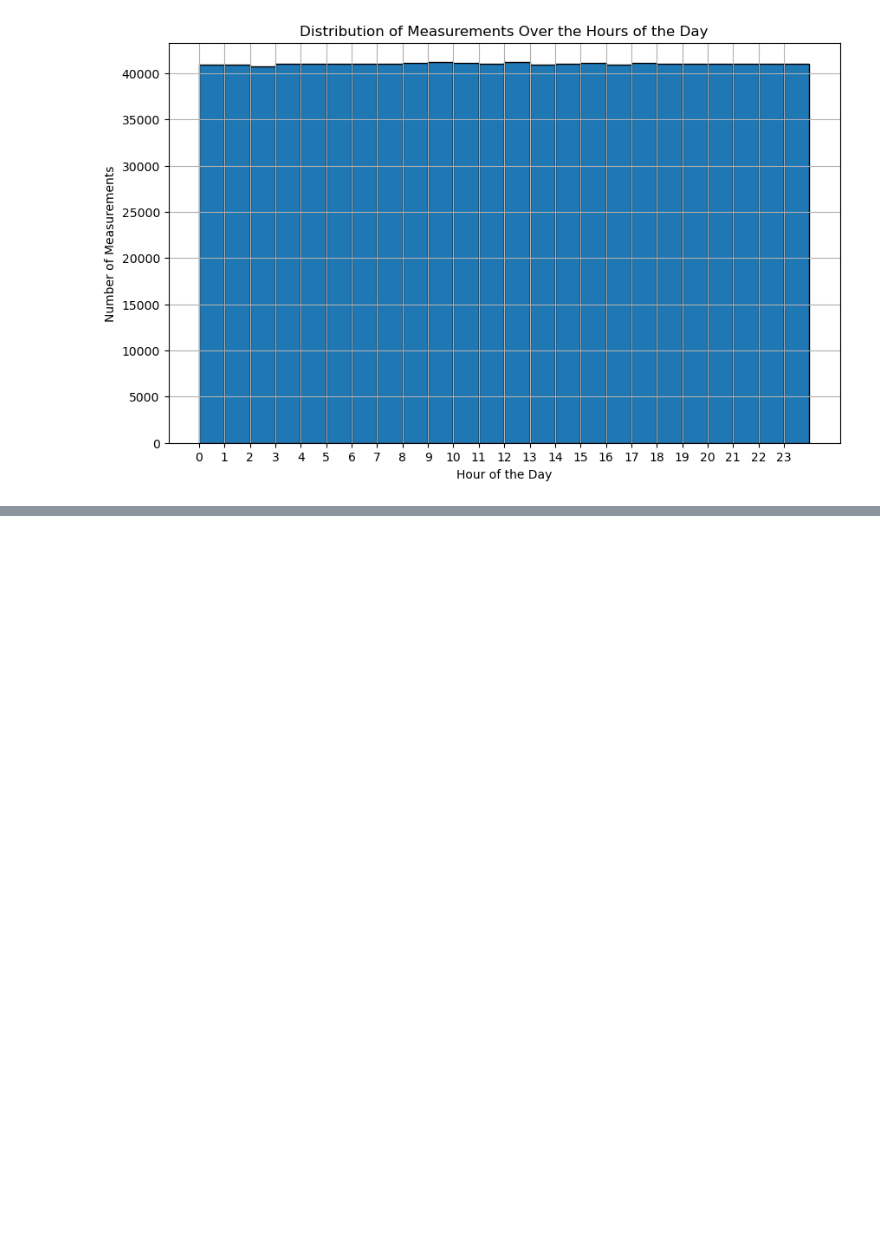
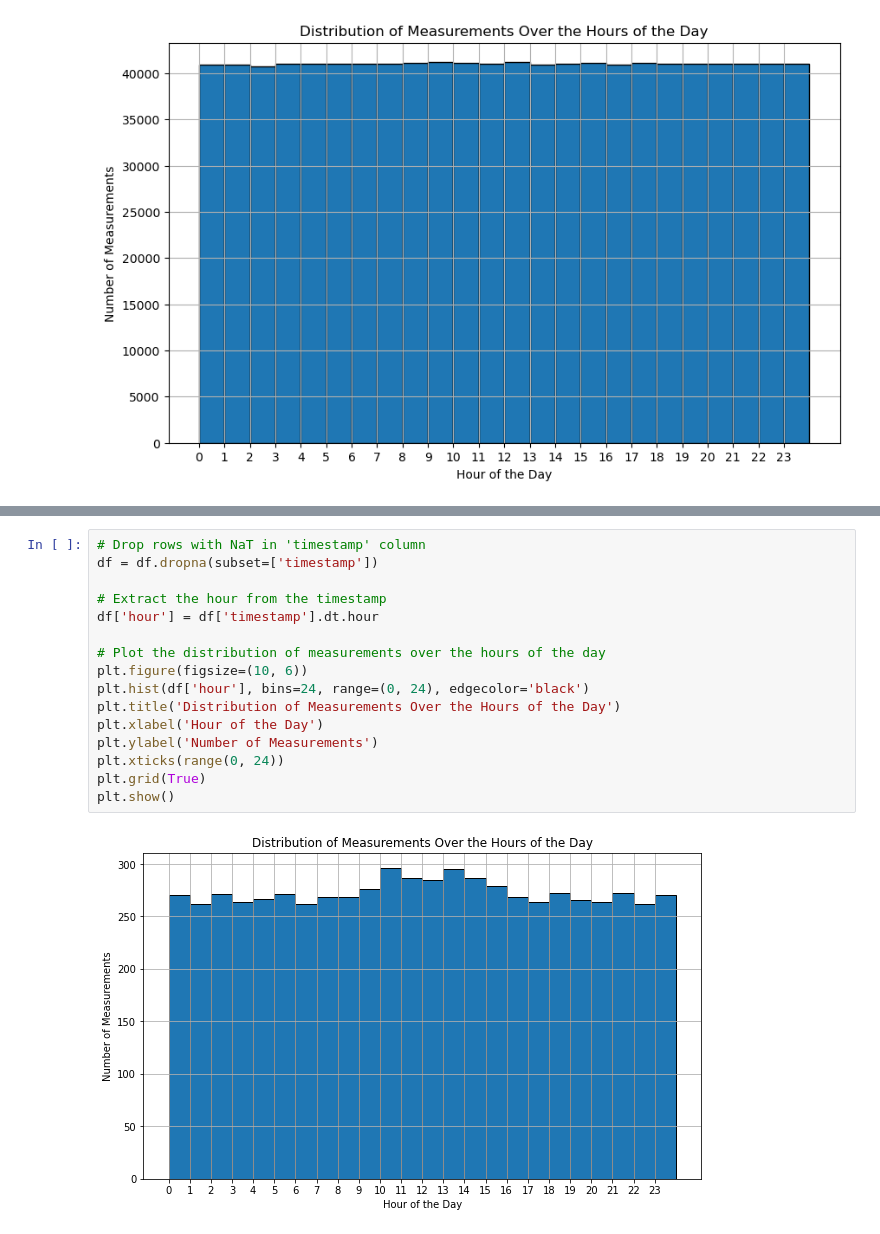
Before and after one commit to LeTartap/SISContainerProjGroup5, a Jupyter notebook: sensor_data_measurements.ipynb, the cells around one changed output, grey strips where cells are left out. Cells and saved outputs as stored; diff of their text form; blank space fills up the shorter version.

```diff
--- a/sensor_data_measurements.ipynb
+++ b/sensor_data_measurements.ipynb
@@ -71,0 +171,18 @@ plt.show()
+# %%
+# Drop rows with NaT in 'timestamp' column
+df = df.dropna(subset=['timestamp'])
+
+# Extract the hour from the timestamp
+df['hour'] = df['timestamp'].dt.hour
+
+# Plot the distribution of measurements over the hours of the day
+plt.figure(figsize=(10, 6))
+plt.hist(df['hour'], bins=24, range=(0, 24), edgecolor='black')
+plt.title('Distribution of Measurements Over the Hours of the Day')
+plt.xlabel('Hour of the Day')
+plt.ylabel('Number of Measurements')
+plt.xticks(range(0, 24))
+plt.grid(True)
+plt.show()
+# %% [output]
+[figure, added]
```
Also changed, not shown: parts of 8 cells of this notebook, 3 other files.
